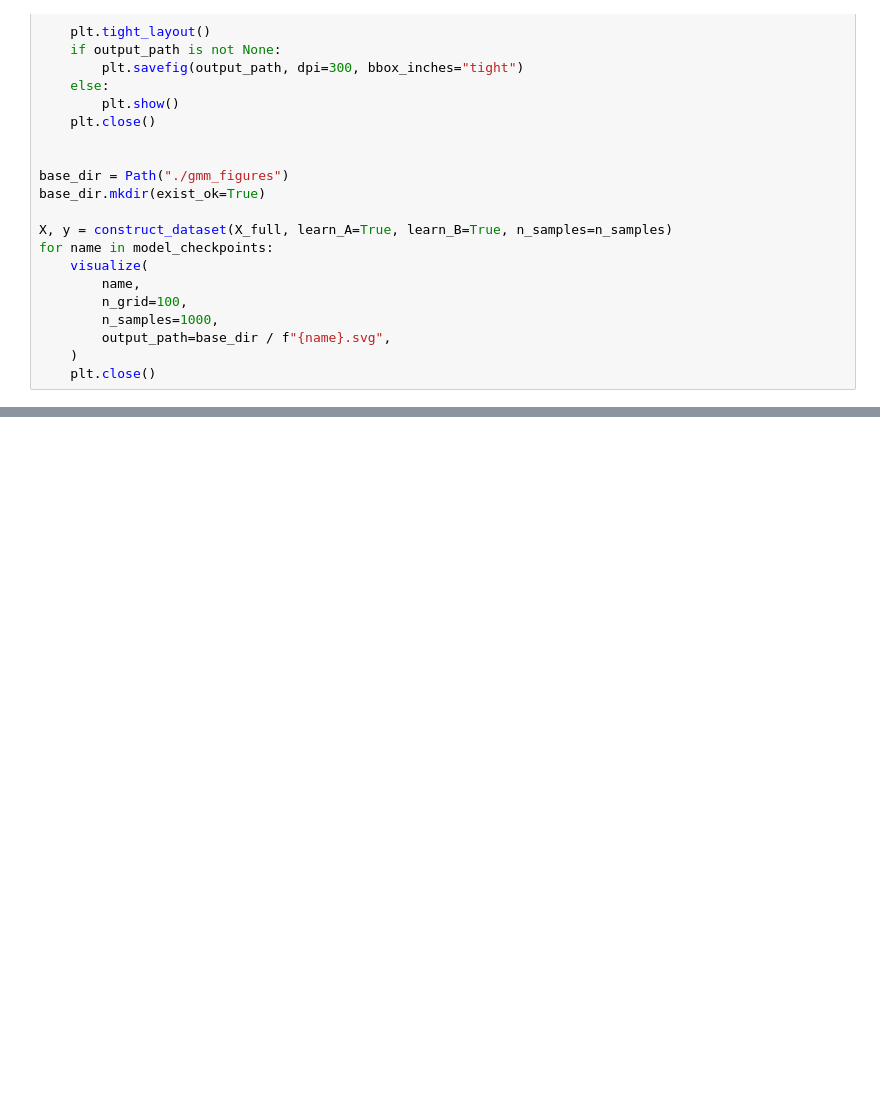
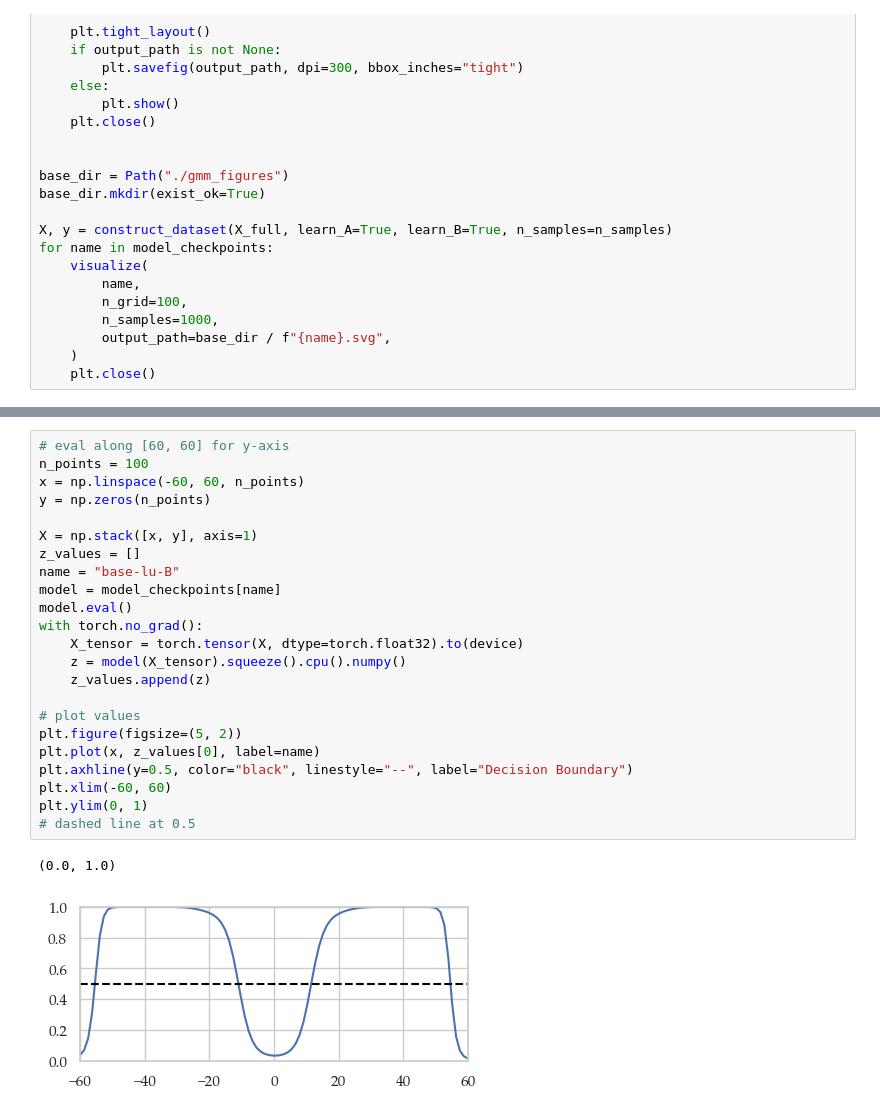
Before and after one commit to 12tqian/layered-unlearning, a Jupyter notebook: notebooks/gmm.ipynb, the cells around one changed output, grey strips where cells are left out. Drawn from its saved outputs; the diff is of its cells as text; blank space fills up the shorter version.

```diff
--- a/notebooks/gmm.ipynb
+++ b/notebooks/gmm.ipynb
@@ -762,0 +797,26 @@ plot_multiple_heatmaps(
+# %%
+# eval along [60, 60] for y-axis
+n_points = 100
+x = np.linspace(-60, 60, n_points)
+y = np.zeros(n_points)
+
+X = np.stack([x, y], axis=1)
+z_values = []
+name = "base-lu-B"
+model = model_checkpoints[name]
+model.eval()
+with torch.no_grad():
+    X_tensor = torch.tensor(X, dtype=torch.float32).to(device)
+    z = model(X_tensor).squeeze().cpu().numpy()
+    z_values.append(z)
+
+# plot values
+plt.figure(figsize=(5, 2))
+plt.plot(x, z_values[0], label=name)
+plt.axhline(y=0.5, color="black", linestyle="--", label="Decision Boundary")
+plt.xlim(-60, 60)
+plt.ylim(0, 1)
+# dashed line at 0.5
+# %% [output]
+(0.0, 1.0)
+[figure, added]
```
Also changed, not shown: parts of 1 cell of this notebook, 1 other file.
